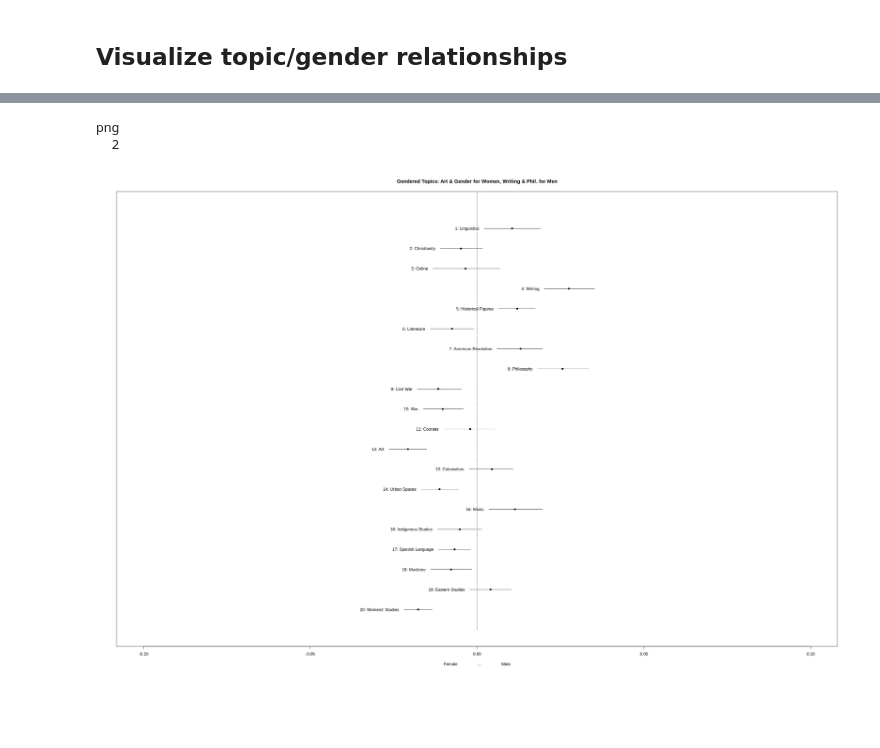
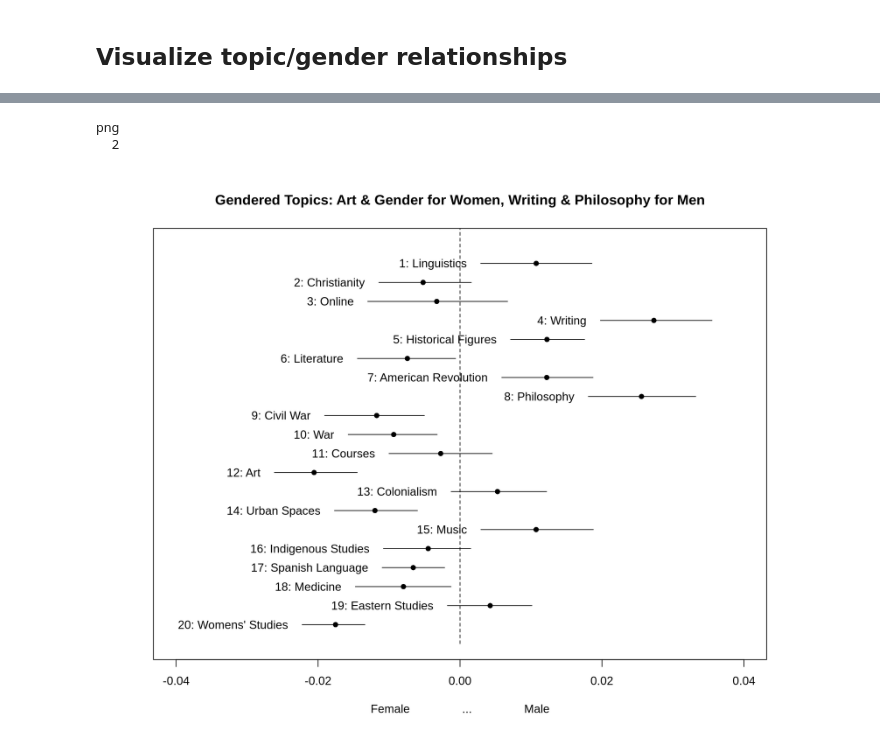
Before and after one commit to jhaber-zz/neh-nlp, a Jupyter notebook: code/topic_modeling.ipynb, the cells around one changed output, grey strips where cells are left out. Drawn from its saved outputs; the diff is of its cells as text; code cells hidden in the pictures; blank space fills up the shorter version.

```diff
--- a/code/topic_modeling.ipynb
+++ b/code/topic_modeling.ipynb
@@ -290,33 +275,33 @@ Traceback:
 # %%
 ## Which topics are associated with male authors and which with female authors?
 # Graph relationship between gender and selected topics
 x_label = "Female                ...                Male"
-title = "Gendered Topics: Art & Gender for Women, Writing & Phil. for Men"
+title = "Gendered Topics: Art & Gender for Women, Writing & Philosophy for Men"
 
 # Show figure
 plot(gender_effect, covariate="Male", topics=c(1:20), model=model,
      method="difference", cov.value1=1, cov.value2=0,
      xlab=x_label, main=title,
-     xlim=c(-.1, .1), width=80, labeltype="custom",
+     xlim=c(-.04, .04), width=80, labeltype="custom",
      custom.labels=c("1: Linguistics", "2: Christianity", "3: Online", "4: Writing",
                      "5: Historical Figures", "6: Literature", "7: American Revolution", "8: Philosophy",
                      "9: Civil War", "10: War", "11: Courses", "12: Art",
                      "13: Colonialism", "14: Urban Spaces", "15: Music", "16: Indigenous Studies",
                      "17: Spanish Language", "18: Medicine", "19: Eastern Studies", "20: Womens' Studies"))
 
 # Save figure to disk
-png(filename='../output/gender_and_topics.png')
+png(filename='../output/gender_and_topics.png', width = 2500, height = 2000, units = "px", res = 300)
 plot(gender_effect, covariate="Male", topics=c(1:20), model=model,
      method="difference", cov.value1=1, cov.value2=0,
      xlab=x_label, main=title,
-     xlim=c(-.1, .1), width=80, labeltype="custom",
+     xlim=c(-.04, .04), width=80, labeltype="custom",
      custom.labels=c("1: Linguistics", "2: Christianity", "3: Online", "4: Writing",
                      "5: Historical Figures", "6: Literature", "7: American Revolution", "8: Philosophy",
                      "9: Civil War", "10: War", "11: Courses", "12: Art",
                      "13: Colonialism", "14: Urban Spaces", "15: Music", "16: Indigenous Studies",
                      "17: Spanish Language", "18: Medicine", "19: Eastern Studies", "20: Womens' Studies"))
 dev.off()
 # %% [output]
 png
   2
-[figure, old version]
+[figure, new version]
```
Also changed, not shown: parts of 17 cells of this notebook, 10 other files.
